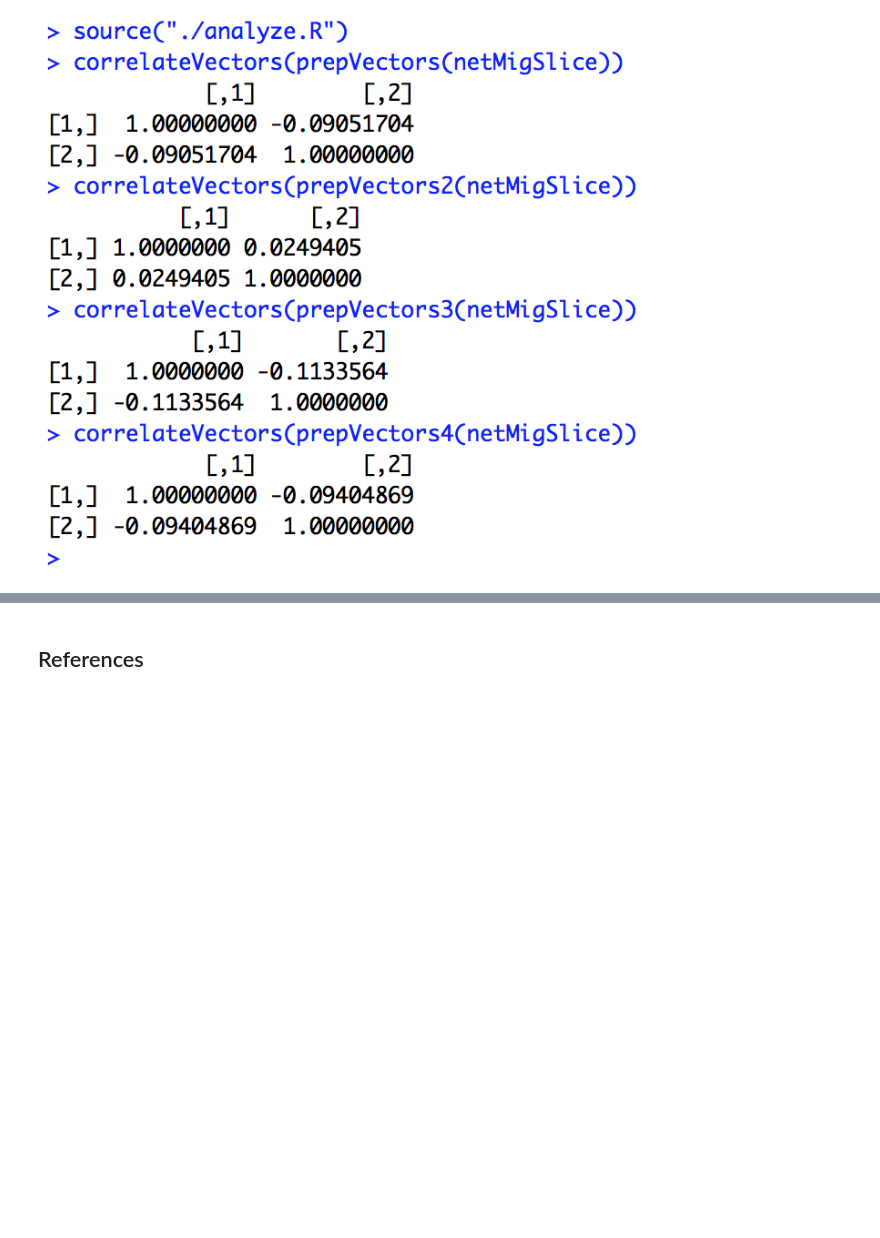
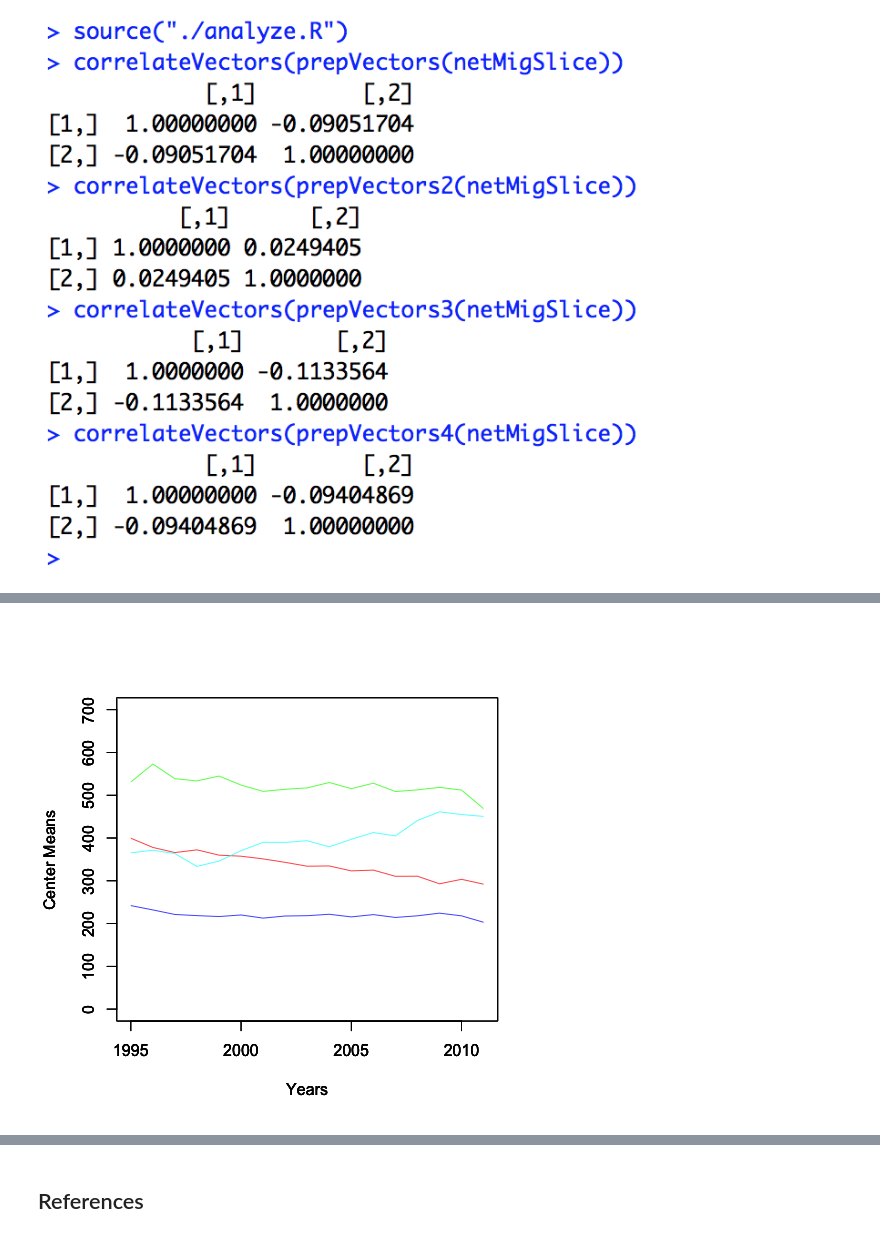
Before and after one commit to ahdivnathan/exim, a Jupyter notebook: notebooks/NB4_project_report.ipynb, the cells around one changed output, grey strips where cells are left out. Saved outputs shown, nothing was run; the diff lists cells and outputs as text; code cells hidden in the pictures; blank space fills up the shorter version.

```diff
--- a/notebooks/NB4_project_report.ipynb
+++ b/notebooks/NB4_project_report.ipynb
@@ -87,0 +101,5 @@ Image(filename="../visualizations/correlationMig.png", width=500)
+# %%
+from IPython.core.display import Image
+Image(filename="../visualizations/clusterTrade.png", width=500)
+# %% [output]
+[figure, added]
```
Also changed, not shown: parts of 4 cells of this notebook.
